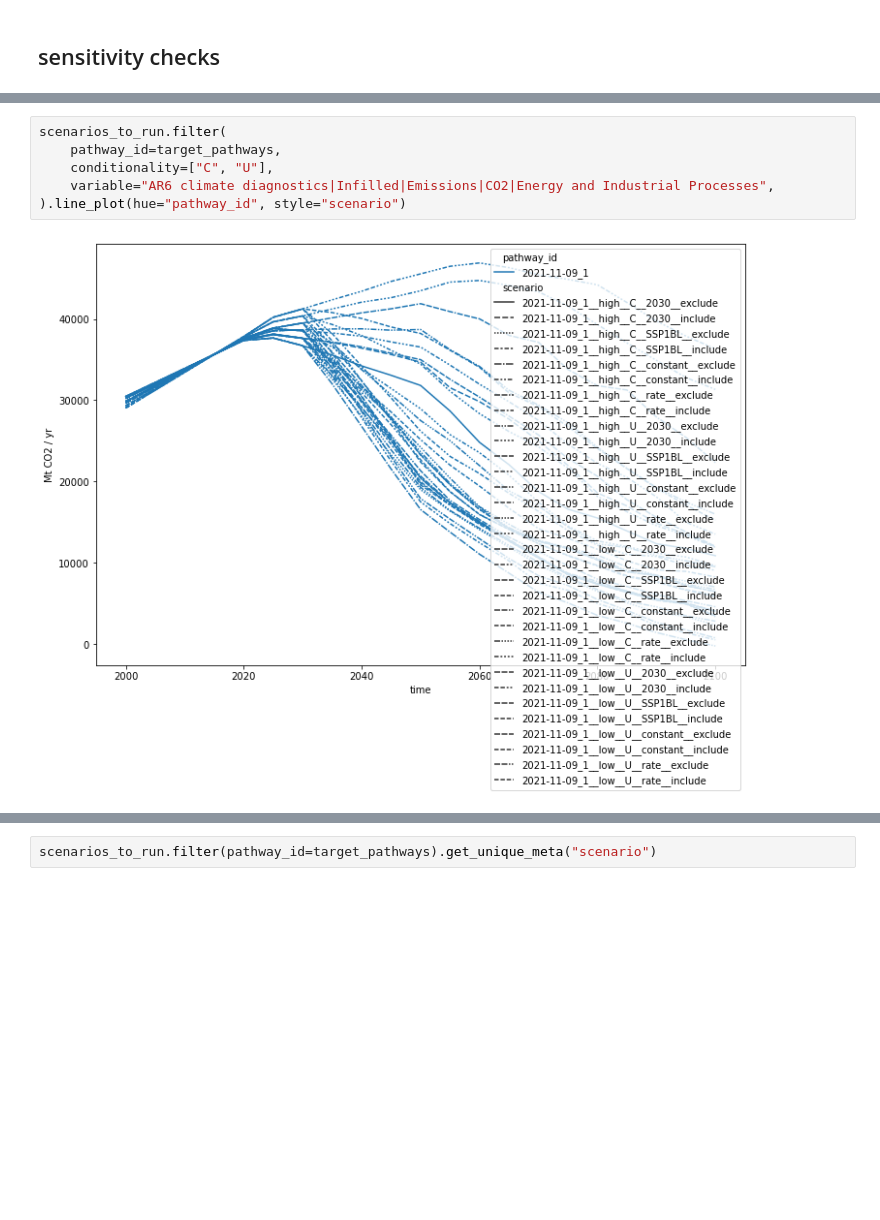
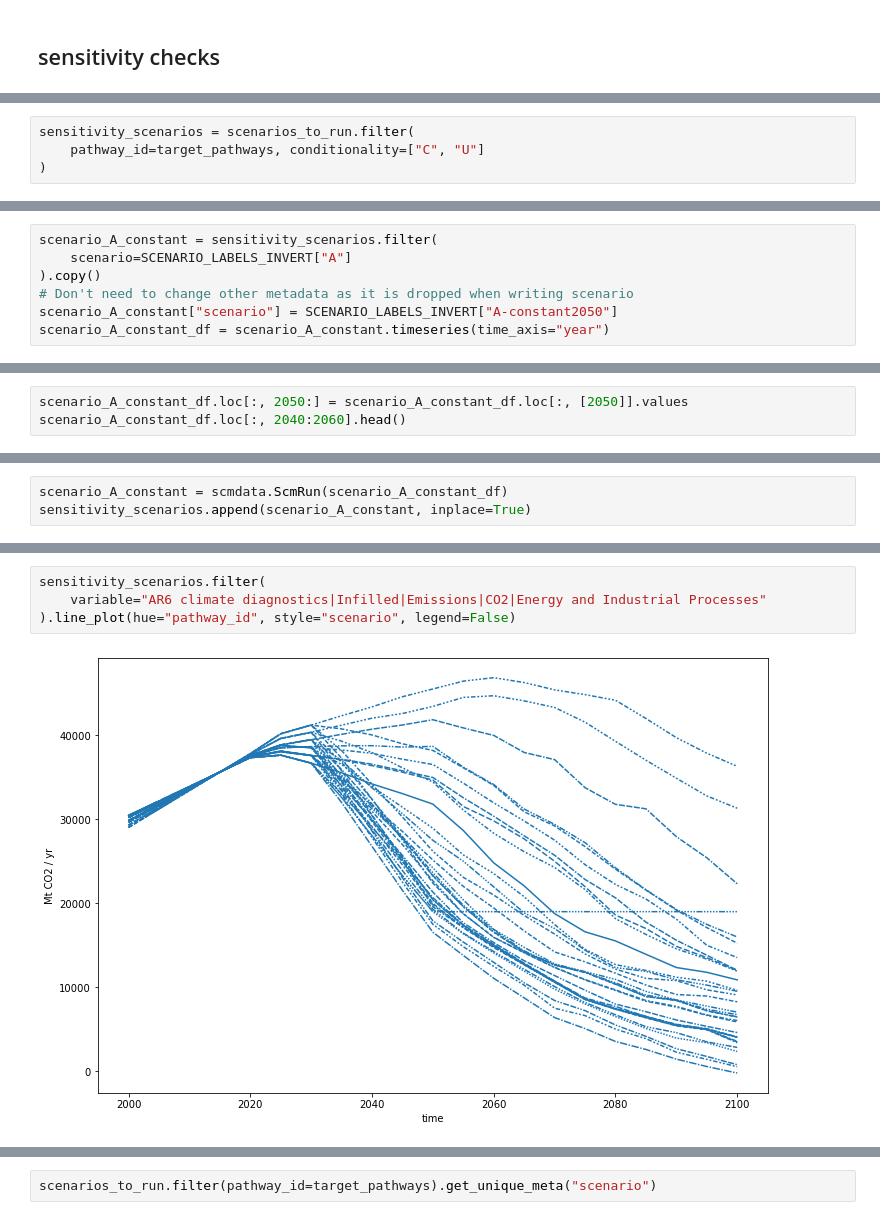
Before and after one commit to climate-resource/ndc-realisations-2021, a Jupyter notebook: notebooks/420_prep_for_run.ipynb, the cells around one changed output, grey strips where cells are left out. Drawn from its saved outputs; the diff is of its cells as text; blank space fills up the shorter version.

Commit message:
Produced the engage figures for MM

```diff
--- a/notebooks/420_prep_for_run.ipynb
+++ b/notebooks/420_prep_for_run.ipynb
@@ -272,3 +276,7 @@ target_pathways = [
 ]
 # %% [output]
 [interactive output not drawn]
+# %%
+sensitivity_scenarios = scenarios_to_run.filter(
+    pathway_id=target_pathways, conditionality=["C", "U"]
+)
@@ -274,0 +287,7 @@ target_pathways = [
+# %%
+scenario_A_constant = sensitivity_scenarios.filter(
+    scenario=SCENARIO_LABELS_INVERT["A"]
+).copy()
+# Don't need to change other metadata as it is dropped when writing scenario
+scenario_A_constant["scenario"] = SCENARIO_LABELS_INVERT["A-constant2050"]
+scenario_A_constant_df = scenario_A_constant.timeseries(time_axis="year")
@@ -274,0 +296,3 @@ target_pathways = [
+# %%
+scenario_A_constant_df.loc[:, 2050:] = scenario_A_constant_df.loc[:, [2050]].values
+scenario_A_constant_df.loc[:, 2040:2060].head()
@@ -274,0 +309,3 @@ target_pathways = [
+# %%
+scenario_A_constant = scmdata.ScmRun(scenario_A_constant_df)
+sensitivity_scenarios.append(scenario_A_constant, inplace=True)
@@ -275,11 +314,9 @@ target_pathways = [
 # %%
-scenarios_to_run.filter(
-    pathway_id=target_pathways,
-    conditionality=["C", "U"],
-    variable="AR6 climate diagnostics|Infilled|Emissions|CO2|Energy and Industrial Processes",
-).line_plot(hue="pathway_id", style="scenario")
+sensitivity_scenarios.filter(
+    variable="AR6 climate diagnostics|Infilled|Emissions|CO2|Energy and Industrial Processes"
+).line_plot(hue="pathway_id", style="scenario", legend=False)
 # %% [output]
-[figure, old version]
+[figure, new version]
 [interactive output not drawn]
 # %%
 dump_scenarios(
```
Also changed, not shown: parts of 7 cells of this notebook, 5 other files.
